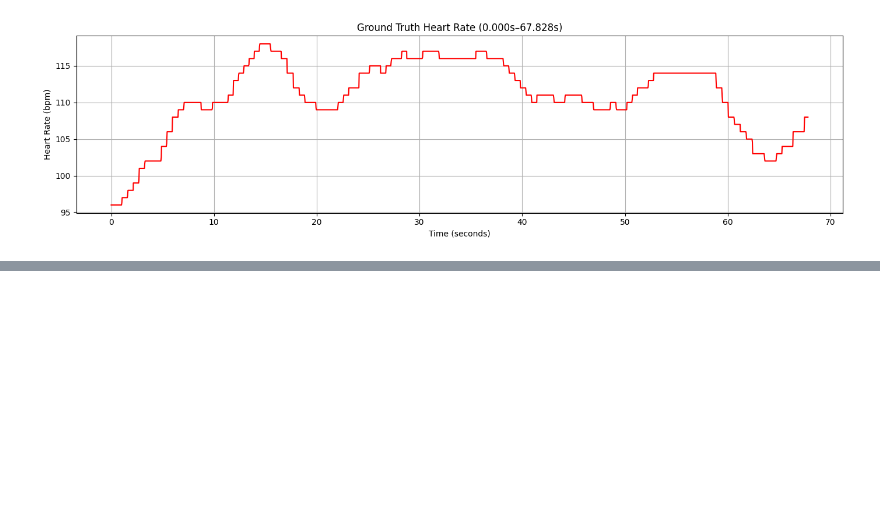
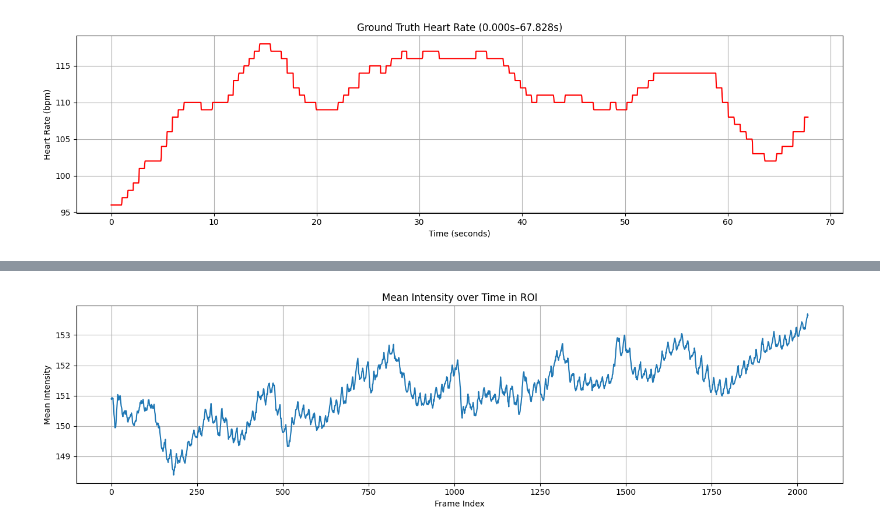
Before and after one commit to iliaxant/HR_Extraction_from_Video, a Jupyter notebook: HR_Extraction_from_Video.ipynb, the cells around one changed output, grey strips where cells are left out. Cells and saved outputs as stored; diff of their text form; code cells hidden in the pictures; blank space fills up the shorter version.

```diff
--- a/HR_Extraction_from_Video.ipynb
+++ b/HR_Extraction_from_Video.ipynb
@@ -190,0 +223,39 @@ HR Standard Deviation: 5.009
+# %%
+from tqdm import tqdm
+
+cap = cv2.VideoCapture(video_path)
+
+roi_means = []  # To store mean intensities
+frame_count = int(cap.get(cv2.CAP_PROP_FRAME_COUNT))
+
+# Define ROI coordinates — same as your sample
+y1, y2 = 141, 175
+x1, x2 = 305, 347
+channel = 1  # 2 for Red, 1 for Green, 0 for Blue (OpenCV uses BGR)
+
+for _ in tqdm(range(frame_count)):
+    ret, frame = cap.read()
+    if not ret:
+        break
+
+    roi = frame[y1:y2, x1:x2, channel]
+    mean_val = np.mean(roi)
+    roi_means.append(mean_val)
+
+cap.release()
+
+# Convert to NumPy array for analysis
+roi_means = np.array(roi_means)
+
+# Optional: plot the raw intensity signal over time
+
+plt.figure(figsize=(14, 4))
+plt.plot(roi_means, label='Raw ROI Mean')
+plt.title("Mean Intensity over Time in ROI")
+plt.xlabel("Frame Index")
+plt.ylabel("Mean Intensity")
+plt.grid(True)
+plt.tight_layout()
+plt.show()
+# %% [output]
+[figure, added]
```
Also changed, not shown: parts of 7 cells of this notebook.
